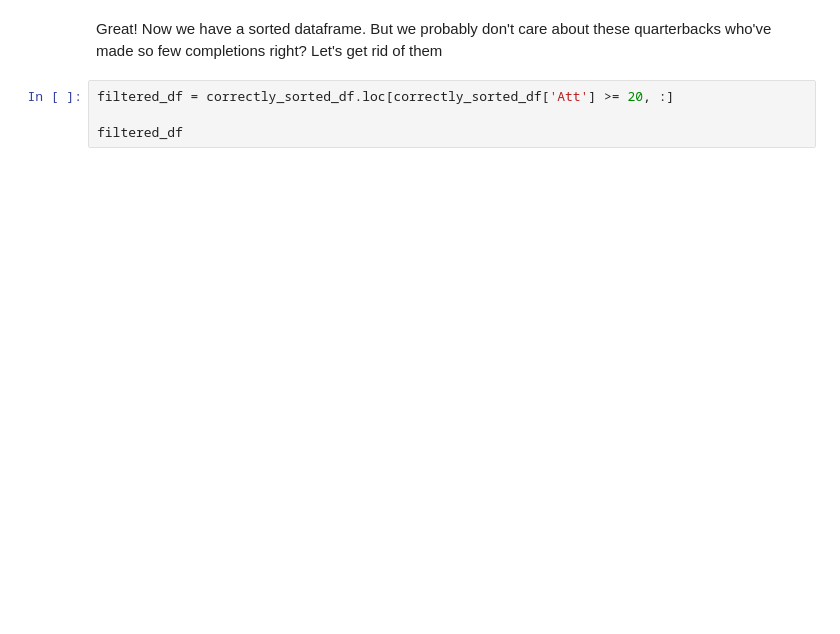
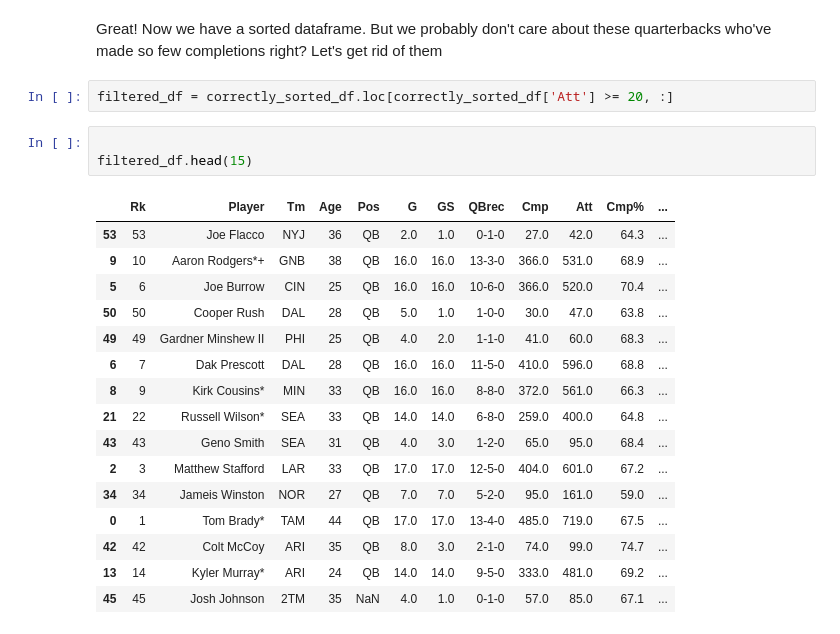
Before and after one commit to scottmaran/helpful_python_notebooks, a Jupyter notebook: Pandas Example.ipynb, the cells around one changed output. Cells and saved outputs as stored; diff of their text form; blank space fills up the shorter version.

```diff
--- a/Pandas Example.ipynb
+++ b/Pandas Example.ipynb
@@ -128,5 +266,23 @@ correctly_sorted_df
 Great! Now we have a sorted dataframe. But we probably don't care about these quarterbacks who've made so few completions right? Let's get rid of them
 # %%
 filtered_df = correctly_sorted_df.loc[correctly_sorted_df['Att'] >= 20, :]
-
-filtered_df
+# %%
+
+filtered_df.head(15)
+# %% [output]
+|  | Rk | Player | Tm | Age | Pos | G | GS | QBrec | Cmp | Att | Cmp% | ... |
+| 53 | 53 | Joe Flacco | NYJ | 36 | QB | 2.0 | 1.0 | 0-1-0 | 27.0 | 42.0 | 64.3 | ... |
+| 9 | 10 | Aaron Rodgers*+ | GNB | 38 | QB | 16.0 | 16.0 | 13-3-0 | 366.0 | 531.0 | 68.9 | ... |
+| 5 | 6 | Joe Burrow | CIN | 25 | QB | 16.0 | 16.0 | 10-6-0 | 366.0 | 520.0 | 70.4 | ... |
+| 50 | 50 | Cooper Rush | DAL | 28 | QB | 5.0 | 1.0 | 1-0-0 | 30.0 | 47.0 | 63.8 | ... |
+| 49 | 49 | Gardner Minshew II | PHI | 25 | QB | 4.0 | 2.0 | 1-1-0 | 41.0 | 60.0 | 68.3 | ... |
+| 6 | 7 | Dak Prescott | DAL | 28 | QB | 16.0 | 16.0 | 11-5-0 | 410.0 | 596.0 | 68.8 | ... |
+| 8 | 9 | Kirk Cousins* | MIN | 33 | QB | 16.0 | 16.0 | 8-8-0 | 372.0 | 561.0 | 66.3 | ... |
+| 21 | 22 | Russell Wilson* | SEA | 33 | QB | 14.0 | 14.0 | 6-8-0 | 259.0 | 400.0 | 64.8 | ... |
+| 43 | 43 | Geno Smith | SEA | 31 | QB | 4.0 | 3.0 | 1-2-0 | 65.0 | 95.0 | 68.4 | ... |
+| 2 | 3 | Matthew Stafford | LAR | 33 | QB | 17.0 | 17.0 | 12-5-0 | 404.0 | 601.0 | 67.2 | ... |
+| 34 | 34 | Jameis Winston | NOR | 27 | QB | 7.0 | 7.0 | 5-2-0 | 95.0 | 161.0 | 59.0 | ... |
+| 0 | 1 | Tom Brady* | TAM | 44 | QB | 17.0 | 17.0 | 13-4-0 | 485.0 | 719.0 | 67.5 | ... |
+| 42 | 42 | Colt McCoy | ARI | 35 | QB | 8.0 | 3.0 | 2-1-0 | 74.0 | 99.0 | 74.7 | ... |
+| 13 | 14 | Kyler Murray* | ARI | 24 | QB | 14.0 | 14.0 | 9-5-0 | 333.0 | 481.0 | 69.2 | ... |
+| 45 | 45 | Josh Johnson | 2TM | 35 | NaN | 4.0 | 1.0 | 0-1-0 | 57.0 | 85.0 | 67.1 | ... |
```
Also changed, not shown: parts of 22 cells of this notebook, 1 other file.
